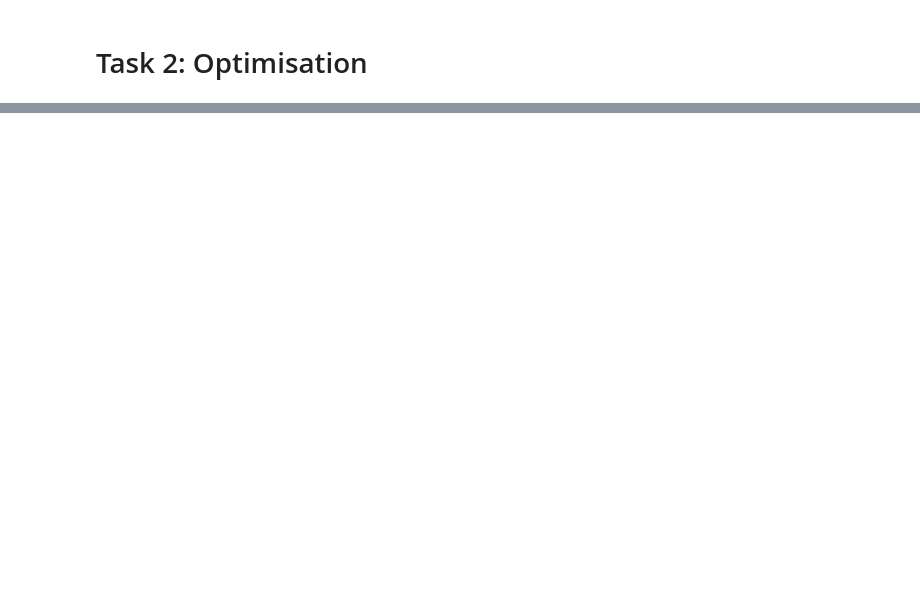
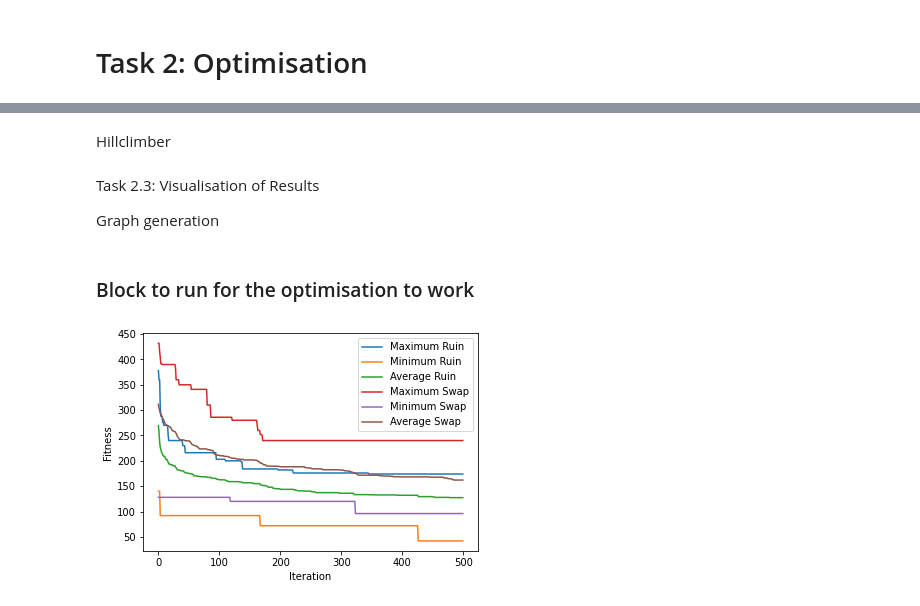
Before and after one commit to Firey56/COMP2002-Coursework, a Jupyter notebook: COMP2002 Jupyter Notebook.ipynb, the cells around one changed output, grey strips where cells are left out. Saved outputs shown, nothing was run; the diff lists cells and outputs as text; code cells hidden in the pictures; blank space fills up the shorter version.

```diff
--- a/COMP2002 Jupyter Notebook.ipynb
+++ b/COMP2002 Jupyter Notebook.ipynb
@@ -340,27 +308,0 @@ def less_than_equal(a,b):
-# %%
-def hillclimber(Niter, timetable, fitness, mutation, compare):
-    #Initialise a random solution.
-    fitnessList = []
-    parent = timetable
-    parent_fitness = fitness(parent)
-    for i in range(Niter):
-        child = mutation(parent)
-        child_fitness = fitness(child)
-
-        if compare(child_fitness, parent_fitness):
-            parent = child
-            parent_fitness = child_fitness
-        fitnessList.append(parent_fitness)
-    return parent, parent_fitness, fitnessList
-
-timetable = generateFirstSolution()
-fitness_array = [[0 for j in range(500)] for k in range(30)]
-for i in range(30):
-    x, y, fitnessList = hillclimber(100, timetable, fitness, RuinAndRecreate, less_than_equal)
-
-    fitness_array[i] = fitnessList
-    #print(fitness_array[i])
-#j, k = hillclimber(500, timetable, fitness, swapSession, less_than_equal)
-#print(f"The best solution with ruin and recreate is ... with a fitness of {y}")
-print(f"Fitness list: {fitness_array}")
-#print(f"The best solution with swap session is ... with fitness of {k}")
@@ -397,0 +309,2 @@ def average(fitness):
+# %% [markdown]
+Hillclimber
@@ -397,0 +335,4 @@ def average(fitness):
+# %% [markdown]
+Task 2.3: Visualisation of Results
+
+Graph generation
@@ -397,0 +370,22 @@ def average(fitness):
+# %% [markdown]
+### Block to run for the optimisation to work
+# %%
+#Incase first cell with imports isn't ran
+import pandas
+import numpy as np
+import random
+import matplotlib.pyplot as plt
+#End of imports
+
+timetable = generateFirstSolution()
+fitness_array = [[0 for j in range(500)] for k in range(30)]
+fitness2_array = [[0 for j in range(500)] for k in range(30)]
+for i in range(30):
+    x, y, fitnessList = hillclimber(500, timetable, fitness, RuinAndRecreate, less_than_equal)
+    fitness_array[i] = fitnessList
+    j, k, fitnessList2 = hillclimber(500, timetable, fitness, swapSession, less_than_equal)
+    fitness2_array[i] = fitnessList2
+
+plotFitness(fitness_array, fitness2_array)
+# %% [output]
+[figure, added]
```
Also changed, not shown: parts of 28 cells of this notebook.
